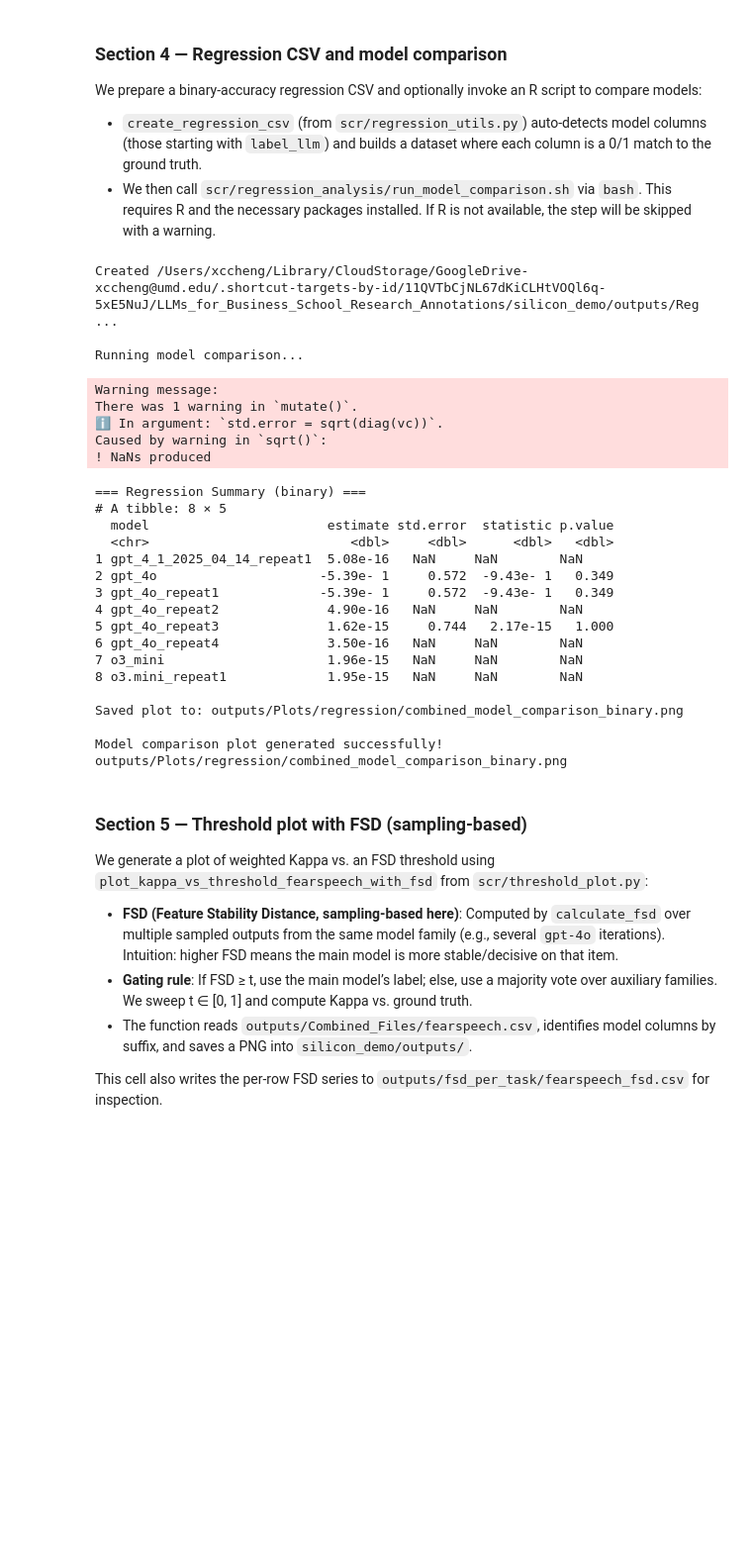
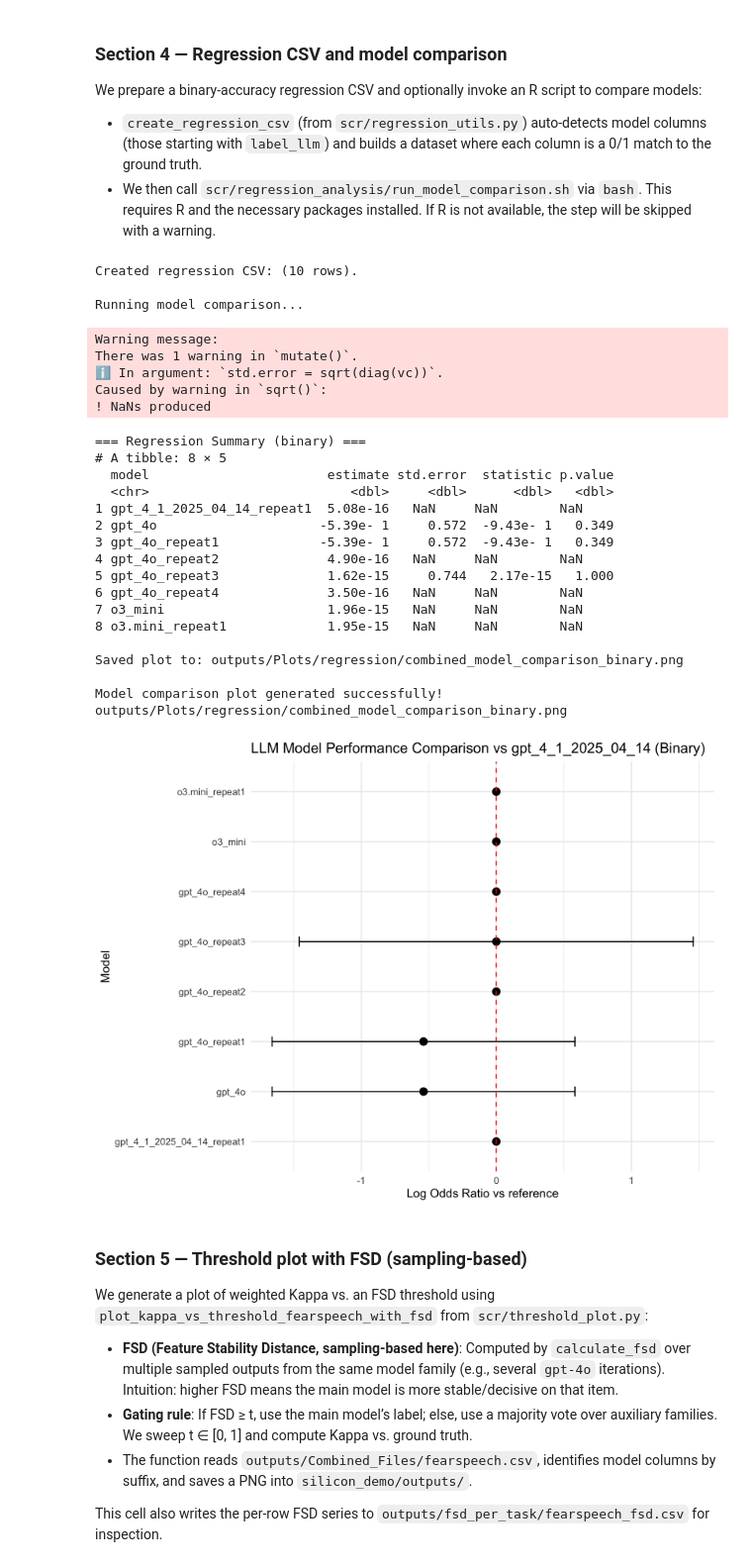
Before and after one commit to XCharlieCHENG/silicon, a Jupyter notebook: run_llm.ipynb, the cells around one changed output. Shown: that part at 99% size. Cells and saved outputs as stored; diff of their text form; code cells hidden in the pictures; blank space fills up the shorter version.

Commit message:
Update README; parametrize output subdir in run_llm; misc

```diff
--- a/run_llm.ipynb
+++ b/run_llm.ipynb
@@ -227,45 +226,50 @@ if os.path.exists(source_path):
     try:
         df_src = pd.read_csv(source_path)
         if ('majority_label' in df_src.columns) and df_src['majority_label'].notna().any():
-            create_regression_csv(source_path, 'majority_label', fearspeech_dict, output_path)
+            create_regression_csv(source_path, 'majority_label', output_path)
             # Run regression analysis (binary accuracy) for the generated fearspeech CSV
             try:
                 script_sh = os.path.join(SCRIPT_DIR, 'scr', 'regression_analysis', 'run_model_comparison.sh')
-                # Execute via bash to avoid relying on executable bit; run from demo root for relative paths
                 subprocess.run(['bash', script_sh], cwd=SCRIPT_DIR, check=True)
             except Exception as e:
                 print(f"Warning: Regression analysis script failed: {e}")
         else:
             print("Warning: No ground truth in combined CSV. Skipping regression CSV generation.")
     except Exception as e:
         print(f"Warning: Failed to create regression CSV: {e}")
 else:
     print("Warning: Combined fearspeech CSV not found. Skipping regression CSV generation.")
+
+from IPython.display import Image, display
+plot_path = os.path.join(SCRIPT_DIR, 'outputs', 'Plots', 'regression', 'combined_model_comparison_binary.png')
+if os.path.exists(plot_path):
+    display(Image(filename=plot_path))
 # %% [output]
-Created /Users/xccheng/Library/CloudStorage/GoogleDrive-xccheng@umd.edu/.shortcut-targets-by-id/11QVTbCjNL67dKiCLHtVOQl6q-5xE5NuJ/LLMs_for_Business_School_Research_Annotations/silicon_demo/outputs/Reg ...
+Created regression CSV: (10 rows).
 
 Running model comparison...
 Warning message:
 There was 1 warning in `mutate()`.
 ℹ In argument: `std.error = sqrt(diag(vc))`.
 Caused by warning in `sqrt()`:
 ! NaNs produced
 === Regression Summary (binary) ===
 # A tibble: 8 × 5
   model                       estimate std.error  statistic p.value
   <chr>                          <dbl>     <dbl>      <dbl>   <dbl>
 1 gpt_4_1_2025_04_14_repeat1  5.08e-16   NaN     NaN        NaN
 2 gpt_4o                     -5.39e- 1     0.572  -9.43e- 1   0.349
 3 gpt_4o_repeat1             -5.39e- 1     0.572  -9.43e- 1   0.349
 4 gpt_4o_repeat2              4.90e-16   NaN     NaN        NaN
 5 gpt_4o_repeat3              1.62e-15     0.744   2.17e-15   1.000
 6 gpt_4o_repeat4              3.50e-16   NaN     NaN        NaN
 7 o3_mini                     1.96e-15   NaN     NaN        NaN
 8 o3.mini_repeat1             1.95e-15   NaN     NaN        NaN
 
 Saved plot to: outputs/Plots/regression/combined_model_comparison_binary.png
 
 Model comparison plot generated successfully! outputs/Plots/regression/combined_model_comparison_binary.png
+[figure, added]
 # %% [markdown]
 ### Section 5 — Threshold plot with FSD (sampling-based)
 
```
Also changed, not shown: parts of 7 cells of this notebook, 4 other files.
